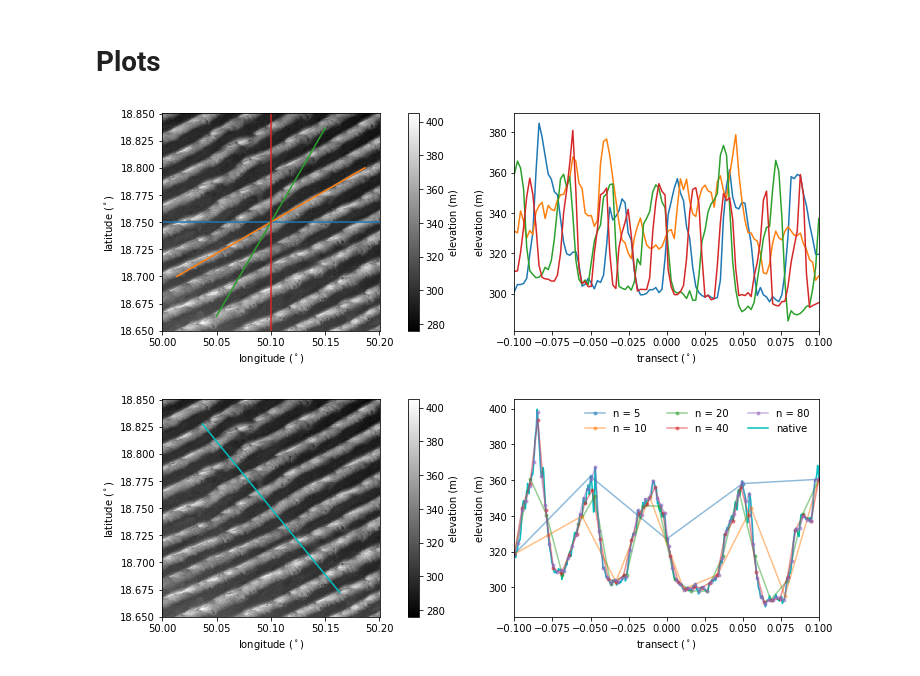
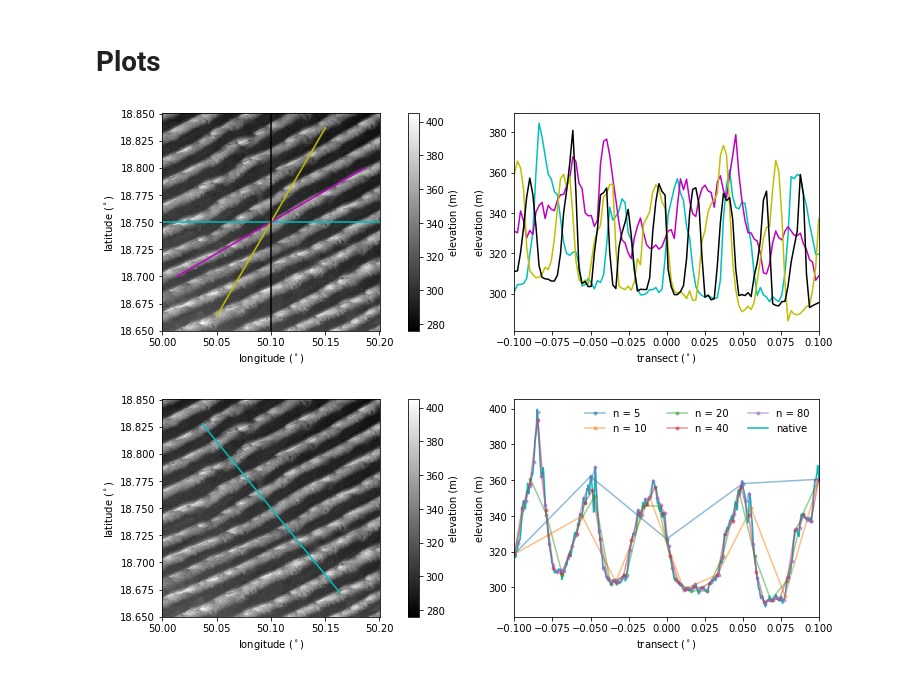
Before and after one commit to geomorphlab/medaes, a Jupyter notebook: day5/day5.ipynb, the cells around one changed output. Cells and saved outputs as stored; diff of their text form; code cells hidden in the pictures.

```diff
--- a/day5/day5.ipynb
+++ b/day5/day5.ipynb
@@ -70,37 +70,42 @@ Today all the analysis is done within the plotting cells!
 # %%
 tempangles = np.linspace(-np.pi,-np.pi/2,4)
 npoints = 100
+
+colors = ['c','m','y','k']
 
 fig = plt.gcf()
 
 ax1 = plt.subplot(121)
 
 plt.pcolormesh(lon_geotiff,lat_geotiff,z_geotiff,cmap='binary_r')
 plt.colorbar(label='elevation (m)')
 plt.axis('square')
 
 ax2 = plt.subplot(122)
 
 for i in range(len(tempangles)):
 
-    transect_pointsx,transect_pointsy,transect_pointss,transect_pointsz = get_transect(tempangles[i],
+    (transect_pointsx,
+    transect_pointsy,
+    transect_pointss,
+    transect_pointsz) = get_transect(tempangles[i],
                                                                                        npoints,
                                                                                        lon_geotiff,
                                                                                        lat_geotiff,
                                                                                        z_geotiff)
 
-    ax1.plot(transect_pointsx,transect_pointsy)
-    ax2.plot(transect_pointss,transect_pointsz)
+    ax1.plot(transect_pointsx,transect_pointsy,c=colors[i])
+    ax2.plot(transect_pointss,transect_pointsz,c=colors[i])
 
 ax1.set_xlabel('longitude ($^\\circ$)')
 ax1.set_ylabel('latitude ($^\\circ$)')
 ax2.set_xlabel('transect ($^\\circ$)')
 ax2.set_ylabel('elevation (m)')
 ax2.set_xlim(transect_pointss[0],transect_pointss[-1])
 
 fig.set_size_inches(12,4)
 # %% [output]
-[figure, old version]
+[figure, new version]
 # %%
 duneangle = -0.887087015161115
 npoints = [5,10,20,40,80,len(lon_geotiff)]
```
Also changed, not shown: 9 other files.
